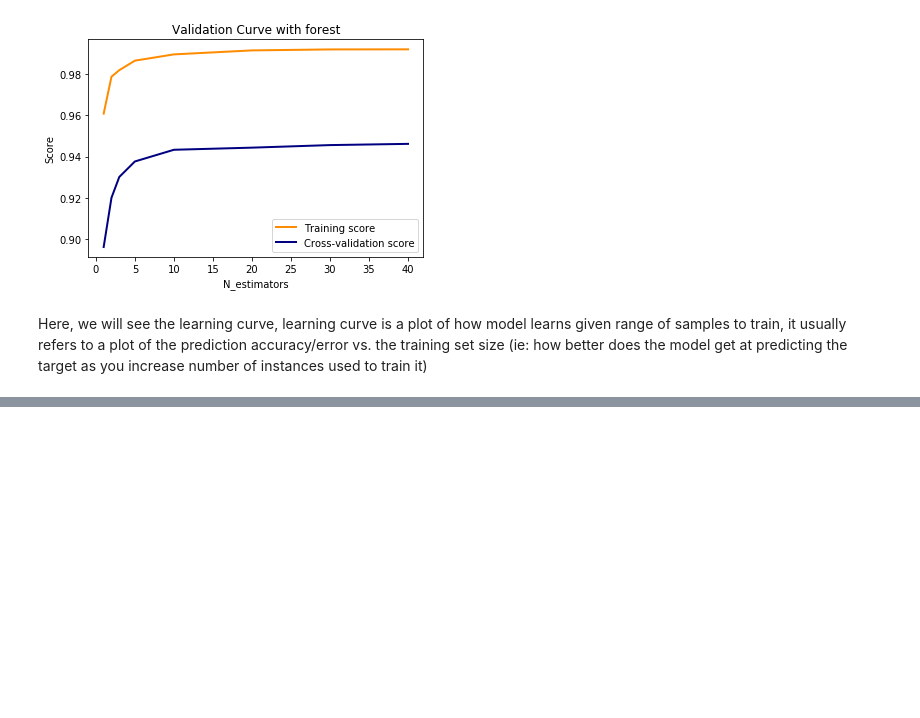
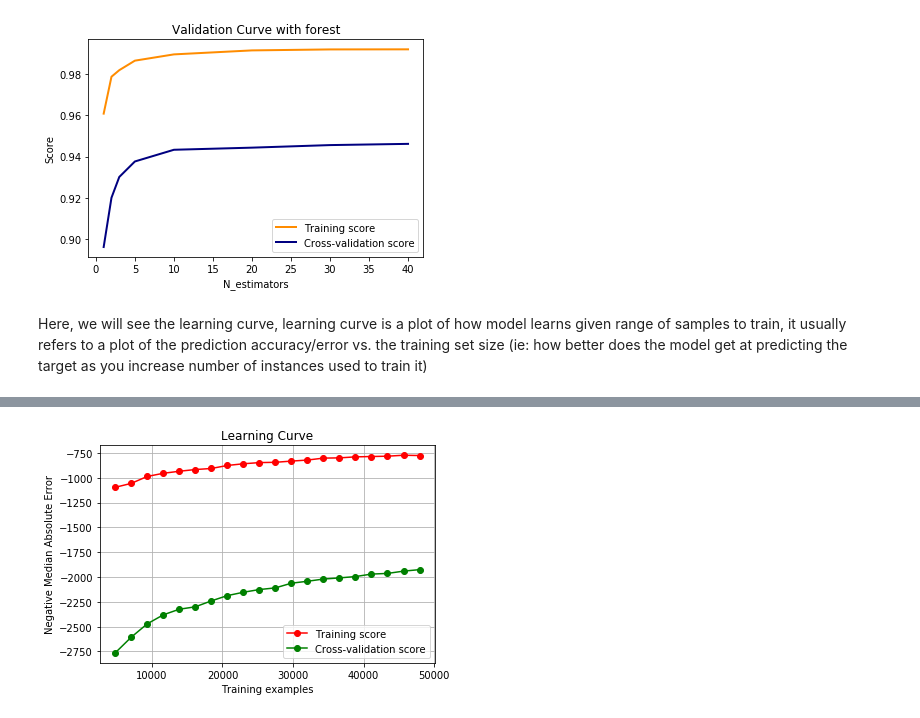
Before and after one commit to Danchesko/car-price-ML, a Jupyter notebook: project-report/07-Validation-And-Learning-Curves.ipynb, the cells around one changed output, grey strips where cells are left out. Cells and saved outputs as stored; diff of their text form; code cells hidden in the pictures; blank space fills up the shorter version.

Commit message:
update validation notebook

```diff
--- a/project-report/07-Validation-And-Learning-Curves.ipynb
+++ b/project-report/07-Validation-And-Learning-Curves.ipynb
@@ -56,0 +57,17 @@ plt.show()
+# %%
+learning_range = np.linspace(0.1,1.0,20)
+train_sizes, train_scores, valid_scores = learning_curve(forest(n_estimators=10), X, y,
+                                                         train_sizes  = learning_range, cv=3,
+                                                         scoring="neg_median_absolute_error")
+# %%
+plt.figure()
+plt.title('Learning Curve')
+plt.xlabel("Training examples")
+plt.ylabel("Negative Median Absolute Error")
+plt.grid()
+plt.plot(train_sizes, np.mean(train_scores,axis=1), 'o-', color="r",label="Training score")
+plt.plot(train_sizes, np.mean(valid_scores, axis=1), 'o-', color="g",label="Cross-validation score")
+plt.legend(loc="best")
+plt.show()
+# %% [output]
+[figure, added]
```
Also changed, not shown: parts of 2 cells of this notebook.
